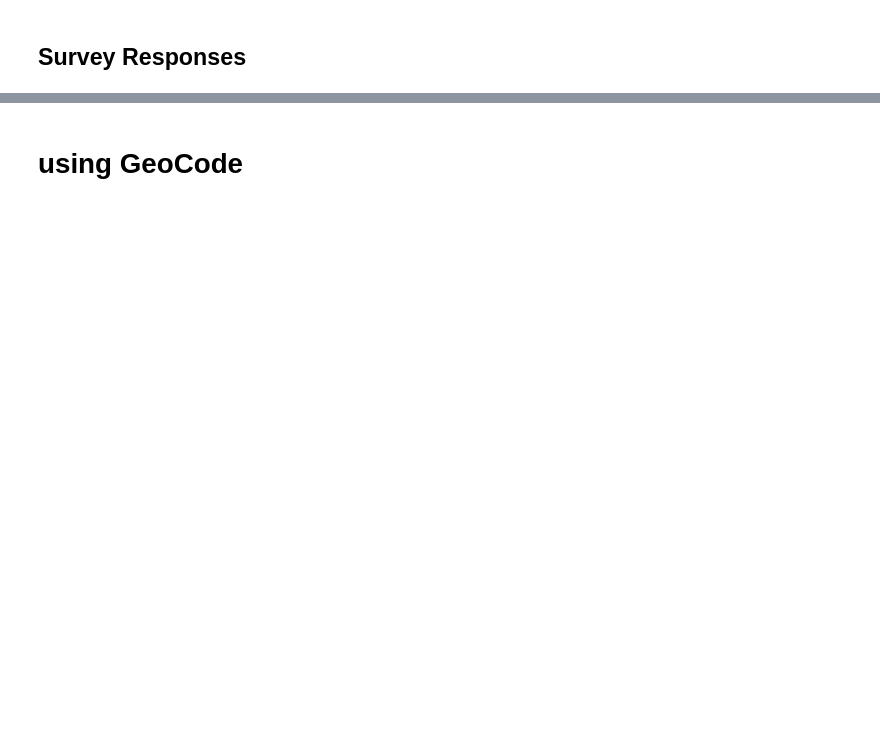
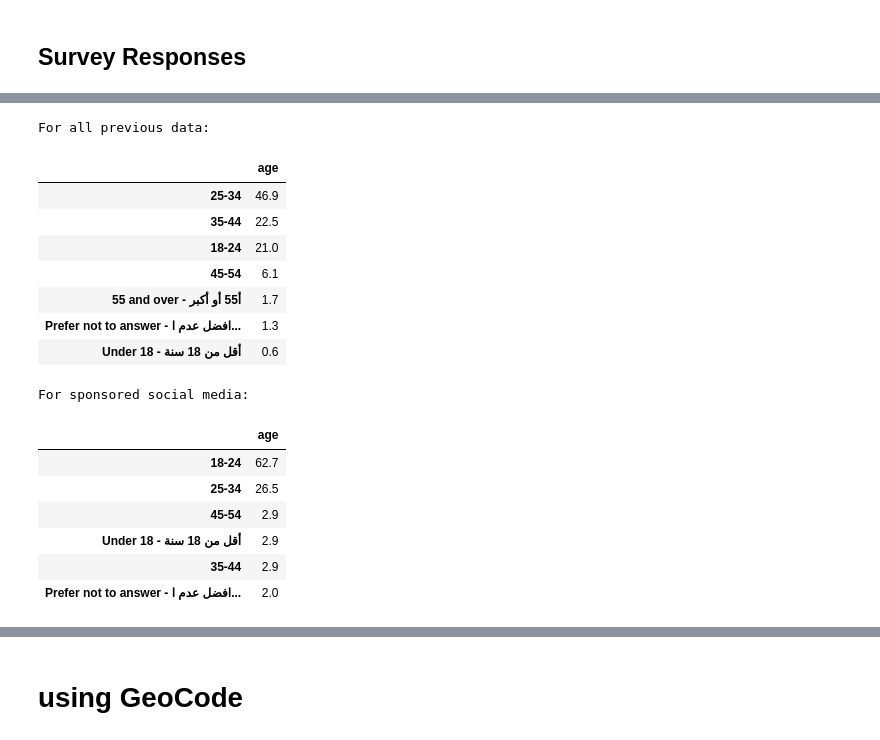
Before and after one commit to amolood/khartoumap, a Jupyter notebook: mapping_notebook.ipynb, the cells around one changed output, grey strips where cells are left out. Saved outputs shown, nothing was run; the diff lists cells and outputs as text; code cells hidden in the pictures; blank space fills up the shorter version.

```diff
--- a/mapping_notebook.ipynb
+++ b/mapping_notebook.ipynb
@@ -201,3 +279,27 @@ plt.grid()
+# %%
+#comparing age groups
+print('For all previous data:')
+display(pd.DataFrame(data.age.value_counts(normalize= True)).round(3)*100)
+print('For sponsored social media:')
+display(pd.DataFrame(subset.age.value_counts(normalize= True)).round(3)*100)
+# %% [output]
+For all previous data:
+|  | age |
+| 25-34 | 46.9 |
+| 35-44 | 22.5 |
+| 18-24 | 21.0 |
+| 45-54 | 6.1 |
+| 55 and over - أ55 أو أكبر | 1.7 |
+| Prefer not to answer - افضل عدم ا... | 1.3 |
+| Under 18 - أقل من 18 سنة | 0.6 |
+For sponsored social media:
+|  | age |
+| 18-24 | 62.7 |
+| 25-34 | 26.5 |
+| 45-54 | 2.9 |
+| Under 18 - أقل من 18 سنة | 2.9 |
+| 35-44 | 2.9 |
+| Prefer not to answer - افضل عدم ا... | 2.0 |
 # %%
 print(data.origin.value_counts())
 print(data.destination.value_counts())
```
Also changed, not shown: parts of 22 cells of this notebook, 4 other files.
